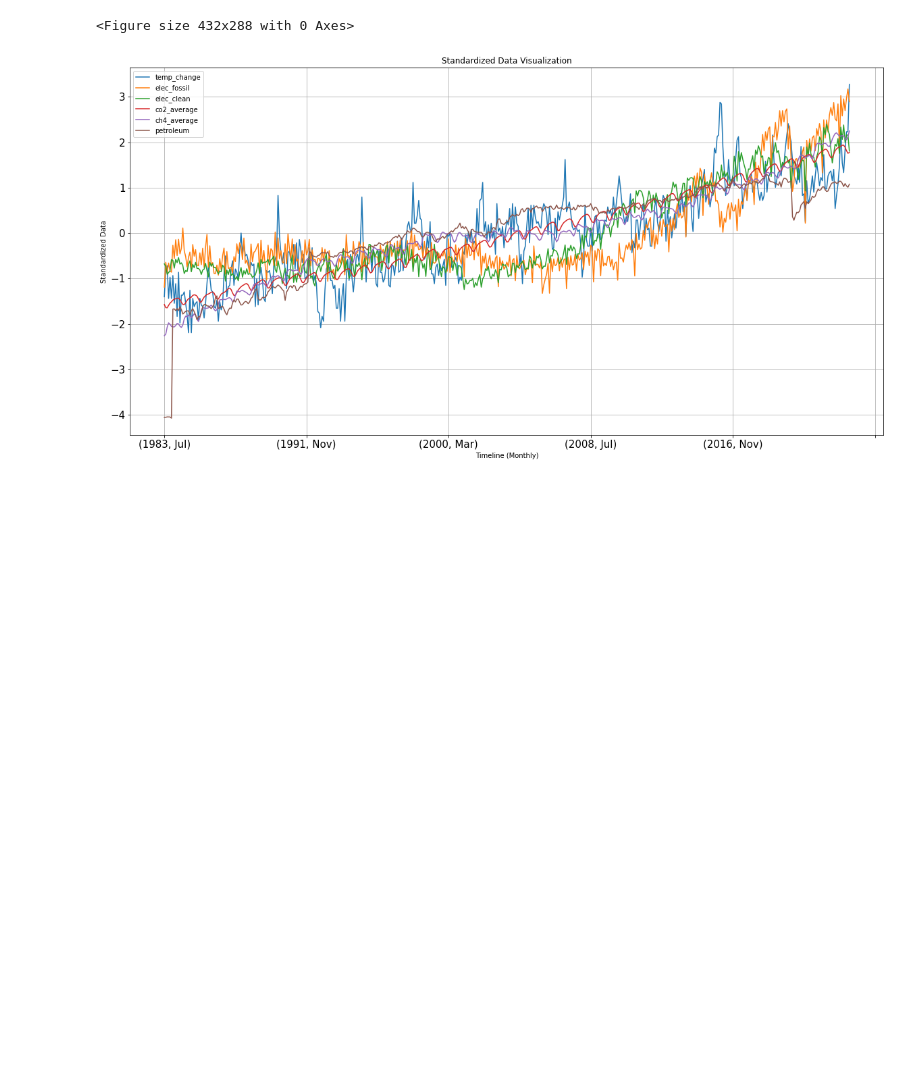
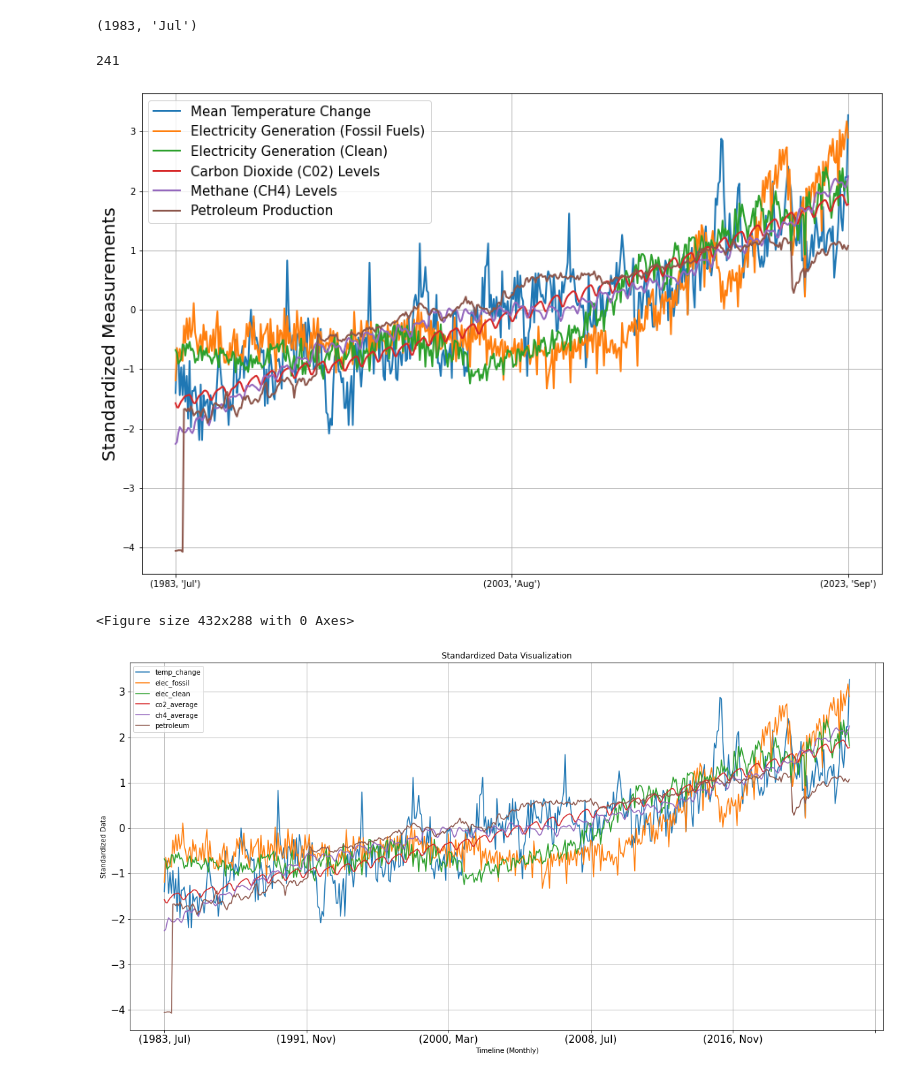
Before and after one commit to HomKeen/DSC180B-Q2-Capstone, a Jupyter notebook: scripts/data_vis.ipynb, the cells around one changed output. Saved outputs shown, nothing was run; the diff lists cells and outputs as text; code cells hidden in the pictures; blank space fills up the shorter version.

```diff
--- a/scripts/data_vis.ipynb
+++ b/scripts/data_vis.ipynb
@@ -28,3 +34,31 @@ dtype: object
+# %%
+standardized_data = stats.zscore(data)
+standardized_data = standardized_data.reset_index()
+standardized_data = standardized_data.drop(columns = ['year', 'month'])
+standardized_data.columns = ['Mean Temperature Change', 'Electricity Generation (Fossil Fuels)',
+                             'Electricity Generation (Clean)', 'Carbon Dioxide (C02) Levels',
+                             'Methane (CH4) Levels',  'Petroleum Production']
+# %%
+data.index[0]
+# %% [output]
+(1983, 'Jul')
+# %%
+len(data)//2
+# %% [output]
+241
+# %%
+plt.figure(figsize = (15,10))
+plt.plot(standardized_data, alpha = 1, linewidth = 2)
+plt.legend(standardized_data.columns, fontsize = 15)
+plt.grid()
+
+plt.ylabel('Standardized Measurements', fontsize = 20)
+
+plt.xticks([0, len(data)//2 ,len(data)-1], (data.index[0], data.index[len(data)//2], data.index[len(data)-1]))
+
+plt.show()
+# %% [output]
+[figure, added]
 # %%
 plt.figure()
 
```
Also changed, not shown: parts of 2 cells of this notebook, 2 other files.
